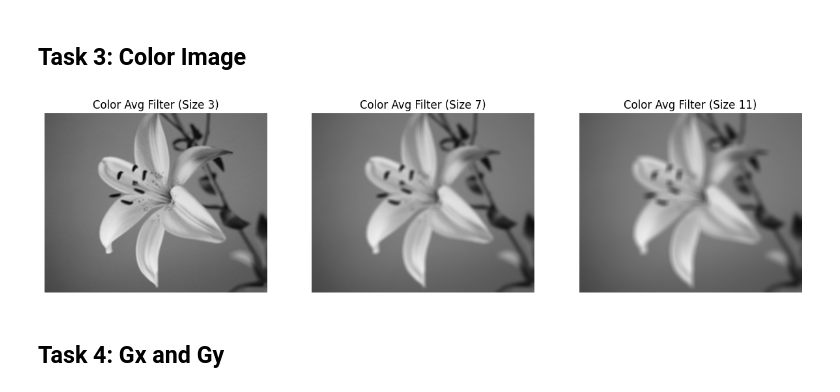
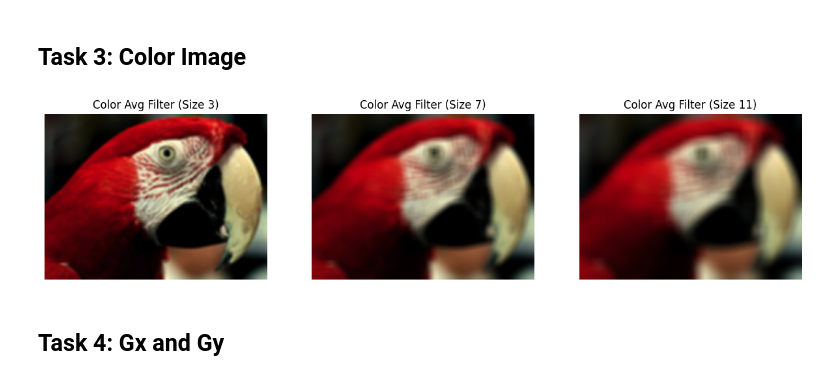
Before and after one commit to ZakariaTikialine/TreatImg, a Jupyter notebook: Lab3/notebook.ipynb, the cells around one changed output. Cells and saved outputs as stored; diff of their text form; code cells hidden in the pictures.

```diff
--- a/Lab3/notebook.ipynb
+++ b/Lab3/notebook.ipynb
@@ -52,21 +52,21 @@ plt.show()
 # %% [markdown]
 ## Task 3: Color Image
 # %%
-img_color = cv2.imread('flower.jpg', cv2.IMREAD_COLOR)
+img_color = cv2.imread('red_bird.png', cv2.IMREAD_COLOR)
 img_color_rgb = cv2.cvtColor(img_color, cv2.COLOR_BGR2RGB)
 img_color_float = img_color_rgb.astype(np.float64)
 
 plt.figure(figsize=(15, 4))
 for i, s in enumerate(sizes):
     kernel = create_averaging_filter(s)
     filtered = cv2.filter2D(img_color_float, -1, kernel)
     plt.subplot(1, 3, i+1)
     plt.imshow(np.clip(filtered/255.0, 0, 1))
     plt.title(f'Color Avg Filter (Size {s})')
     plt.axis('off')
 plt.show()
 # %% [output]
-[figure, old version]
+[figure, new version]
 # %% [markdown]
 ## Task 4: Gx and Gy
 # %%
```
Also changed, not shown: 1 other file.
